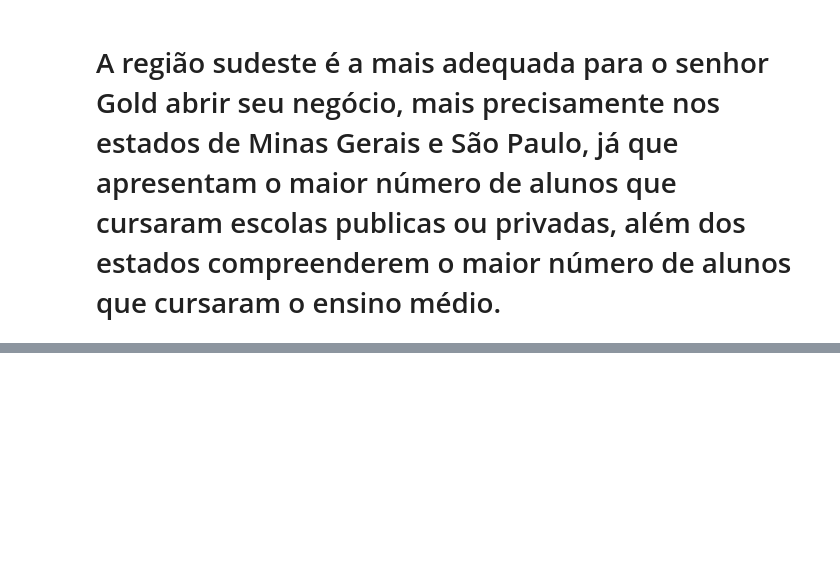
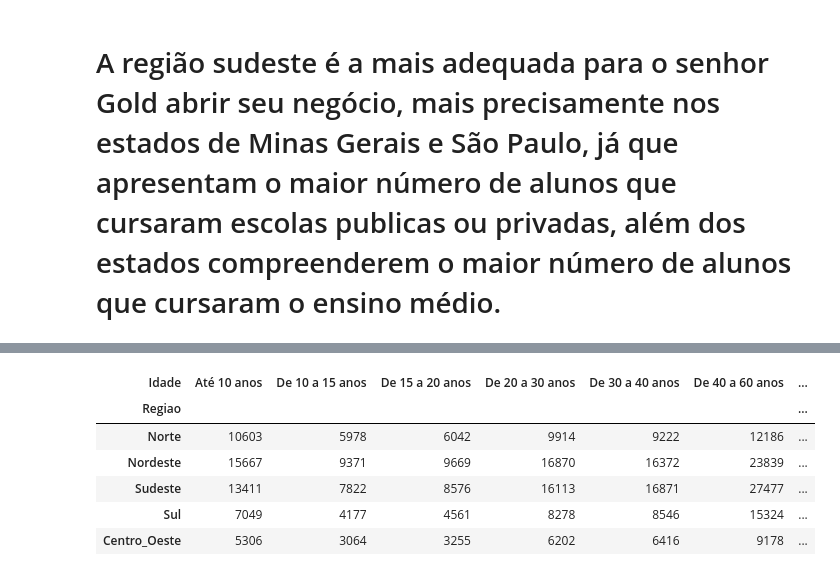
Before and after one commit to pedrodelapena/CD, a Jupyter notebook: aula2/O problema de Sr Gold.ipynb, the cells around one changed output, grey strips where cells are left out. Drawn from its saved outputs; the diff is of its cells as text; code cells hidden in the pictures; blank space fills up the shorter version.

```diff
--- a/aula2/O problema de Sr Gold.ipynb
+++ b/aula2/O problema de Sr Gold.ipynb
@@ -106,3 +107,17 @@ dados.shape
 (362555, 72)
 # %%
 n=dados.shape[0]
+# %%
+# Quantitativo
+
+df1 = pd.DataFrame() #Região
+df1['Regiao']= dados.UF
+
+df1.Regiao[(dados.UF>=10) & (dados.UF<20)]=1
+df1.Regiao[(dados.UF>=20) & (dados.UF<30)]=2
+df1.Regiao[(dados.UF>=30) & (dados.UF<40)]=3
+df1.Regiao[(dados.UF>=40) & (dados.UF<50)]=4
+df1.Regiao[(dados.UF>=50) & (dados.UF<60)]=5
+
+df1['Regiao'] = df1['Regiao'].astype('category')
+df1.Regiao.cat.categories = ('Norte', 'Nordeste', 'Sudeste', 'Sul', 'Centro_Oeste')
@@ -109,3 +137,18 @@ n=dados.shape[0]
+# %%
+df3 = pd.DataFrame() #Idade
+df3['Idade'] = dados.V8005
+
+df3.Idade[(dados.V8005>=0) & (dados.V8005<10)] = 1
+df3.Idade[(dados.V8005>=10) & (dados.V8005<15)] = 2
+df3.Idade[(dados.V8005>=15) & (dados.V8005<20)] = 3
+df3.Idade[(dados.V8005>=20) & (dados.V8005<30)] = 4
+df3.Idade[(dados.V8005>=30) & (dados.V8005<40)] = 5
+df3.Idade[(dados.V8005>=40) & (dados.V8005<60)] = 6
+df3.Idade[(dados.V8005>=60)] = 7
+
+df3['Idade'] = df3['Idade'].astype('category')
+df3.Idade.cat.categories = ('Até 10 anos', 'De 10 a 15 anos', 'De 15 a 20 anos', 'De 20 a 30 anos', 'De 30 a 40 anos',
+                            'De 40 a 60 anos', 'Mais de 60 anos')
 # %%
 dados['V0302'] = dados['V0302'].astype('category')
 dados.V0302.cat.categories = ('Masculino', 'Feminino')
@@ -411,0 +500,11 @@ Final
+# %%
+Final = pd.crosstab(df1.Regiao, df3.Idade)
+Final
+# %% [output]
+| Idade | Até 10 anos | De 10 a 15 anos | De 15 a 20 anos | De 20 a 30 anos | De 30 a 40 anos | De 40 a 60 anos | ... |
+| Regiao |  |  |  |  |  |  | ... |
+| Norte | 10603 | 5978 | 6042 | 9914 | 9222 | 12186 | ... |
+| Nordeste | 15667 | 9371 | 9669 | 16870 | 16372 | 23839 | ... |
+| Sudeste | 13411 | 7822 | 8576 | 16113 | 16871 | 27477 | ... |
+| Sul | 7049 | 4177 | 4561 | 8278 | 8546 | 15324 | ... |
+| Centro_Oeste | 5306 | 3064 | 3255 | 6202 | 6416 | 9178 | ... |
```
Also changed, not shown: parts of 9 cells of this notebook.
